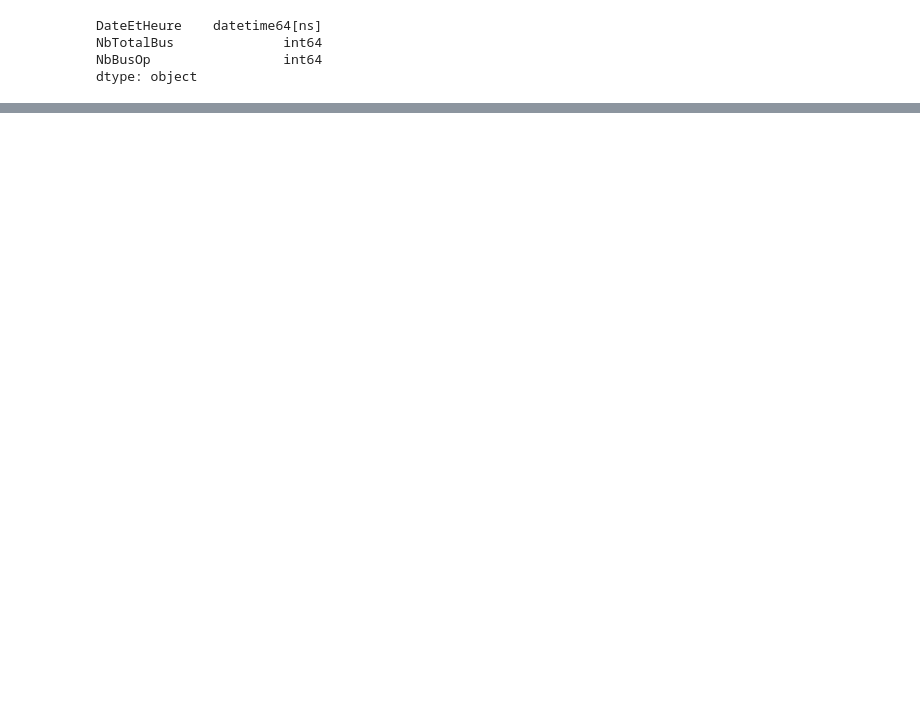
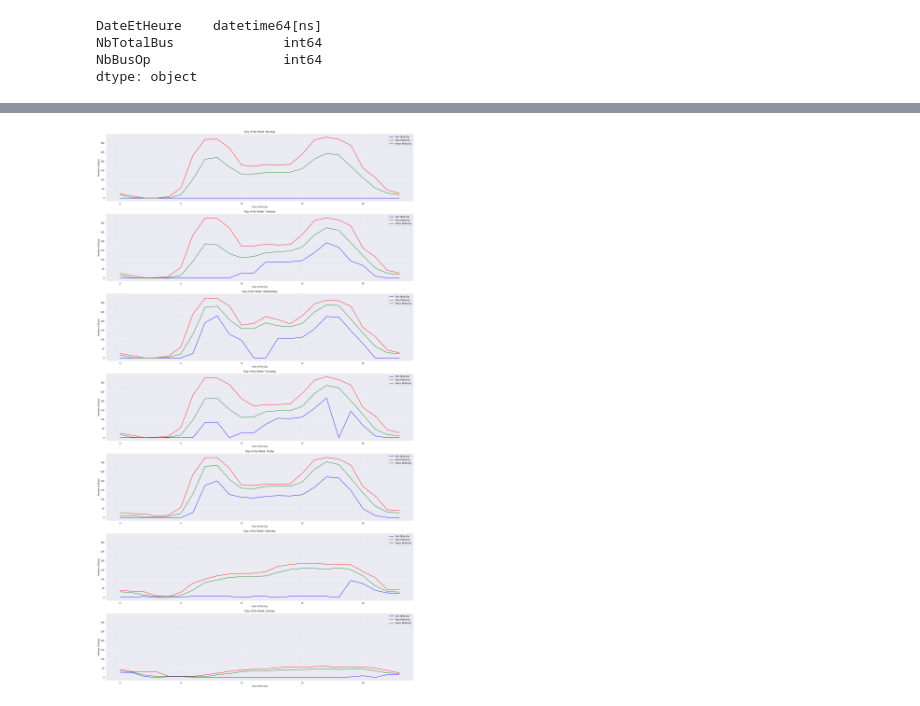
Before and after one commit to lumi-git/ProjetDataEngineering, a Jupyter notebook: Date.ipynb, the cells around one changed output, grey strips where cells are left out. Cells and saved outputs as stored; diff of their text form; code cells hidden in the pictures; blank space fills up the shorter version.

```diff
--- a/Date.ipynb
+++ b/Date.ipynb
@@ -231,0 +263,34 @@ plt.show()
+# %%
+import numpy as np
+import pandas as pd
+import matplotlib.pyplot as plt
+
+# Assuming 'df' is your DataFrame with columns 'DateEtHeure', 'NbBusOp', and 'NbTotalBus'
+
+def plot_hourly_stats(df, day_of_week, ax):
+    df_filtered = df[df['DateEtHeure'].dt.weekday == day_of_week]
+    hourly_stats = df_filtered.groupby(df_filtered['DateEtHeure'].dt.hour).agg({'NbBusOp': ['min', 'max', 'mean'], 'NbTotalBus': ['min', 'max', 'mean']}).reset_index()
+
+    ax.plot(hourly_stats['DateEtHeure'], hourly_stats['NbBusOp']['min'], '-b', label='Min NbBusOp')
+    ax.plot(hourly_stats['DateEtHeure'], hourly_stats['NbBusOp']['max'], '-r', label='Max NbBusOp')
+    ax.plot(hourly_stats['DateEtHeure'], hourly_stats['NbBusOp']['mean'], '-g', label='Mean NbBusOp')
+
+
+    ax.set_xlabel('Hour of the Day')
+    ax.set_ylabel('Number of Buses')
+    ax.grid(True)
+    ax.legend()
+    ax.set_title(f'Day of the Week: {day_of_week}')
+
+fig, axes = plt.subplots(7, 1, figsize=(20, 35), sharey=True)
+
+days = ['Monday', 'Tuesday', 'Wednesday', 'Thursday', 'Friday', 'Saturday', 'Sunday']
+
+for i in range(7):
+    plot_hourly_stats(df, i, axes[i])
+    axes[i].set_title(f'Day of the Week: {days[i]}')
+
+plt.tight_layout()
+plt.show()
+# %% [output]
+[figure, added]
```
Also changed, not shown: parts of 8 cells of this notebook, 3 other files.
